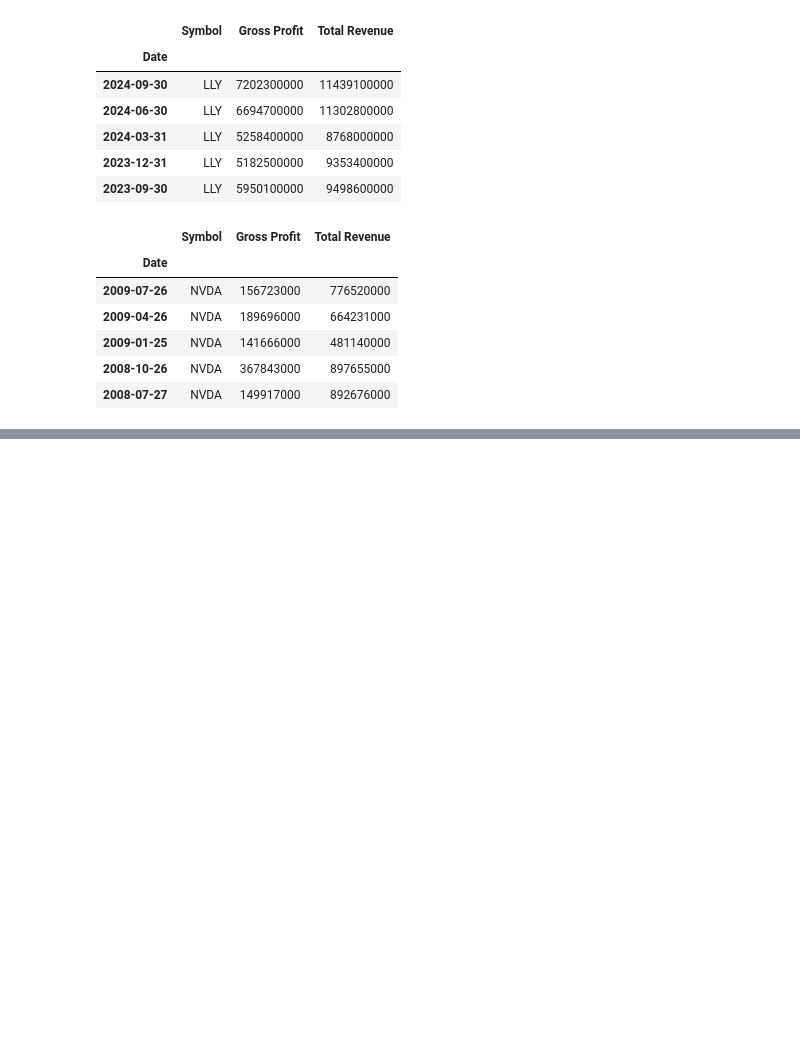
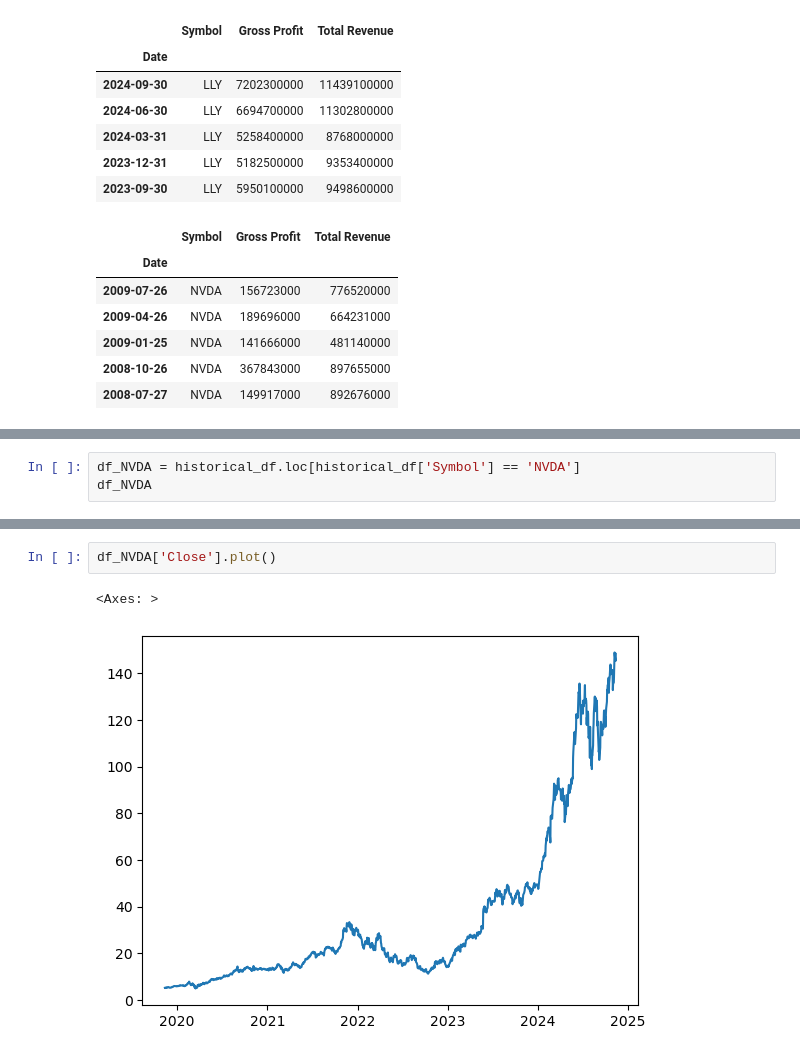
Before and after one commit to veenauppalapati/stock-market-analysis, a Jupyter notebook: stock-market-analysis.ipynb, the cells around one changed output, grey strips where cells are left out. Cells and saved outputs as stored; diff of their text form; blank space fills up the shorter version.

```diff
--- a/stock-market-analysis.ipynb
+++ b/stock-market-analysis.ipynb
@@ -267,0 +465,3 @@ display(income_statements_df.tail())
+# %%
+df_NVDA = historical_df.loc[historical_df['Symbol'] == 'NVDA']
+df_NVDA
@@ -267,0 +487,5 @@ display(income_statements_df.tail())
+# %%
+df_NVDA['Close'].plot()
+# %% [output]
+<Axes: >
+[figure, added]
```
Also changed, not shown: parts of 22 cells of this notebook, 1 other file.
